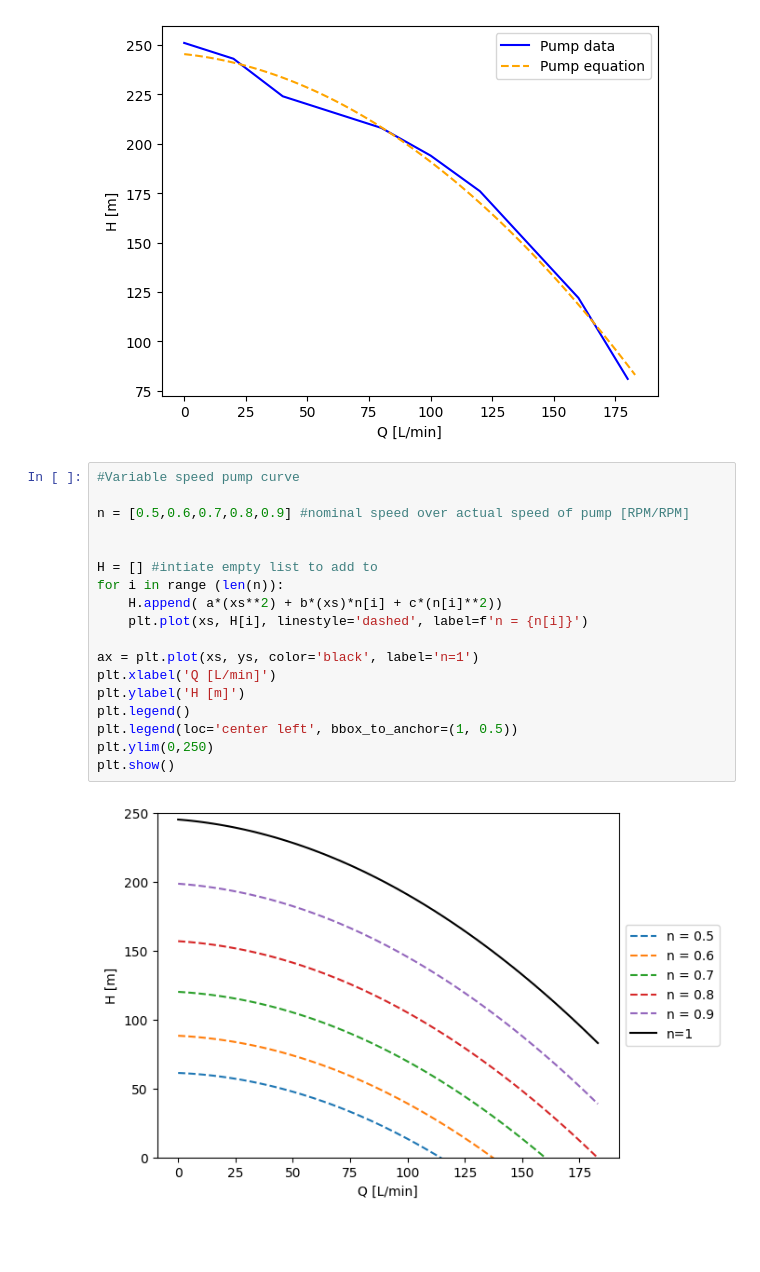
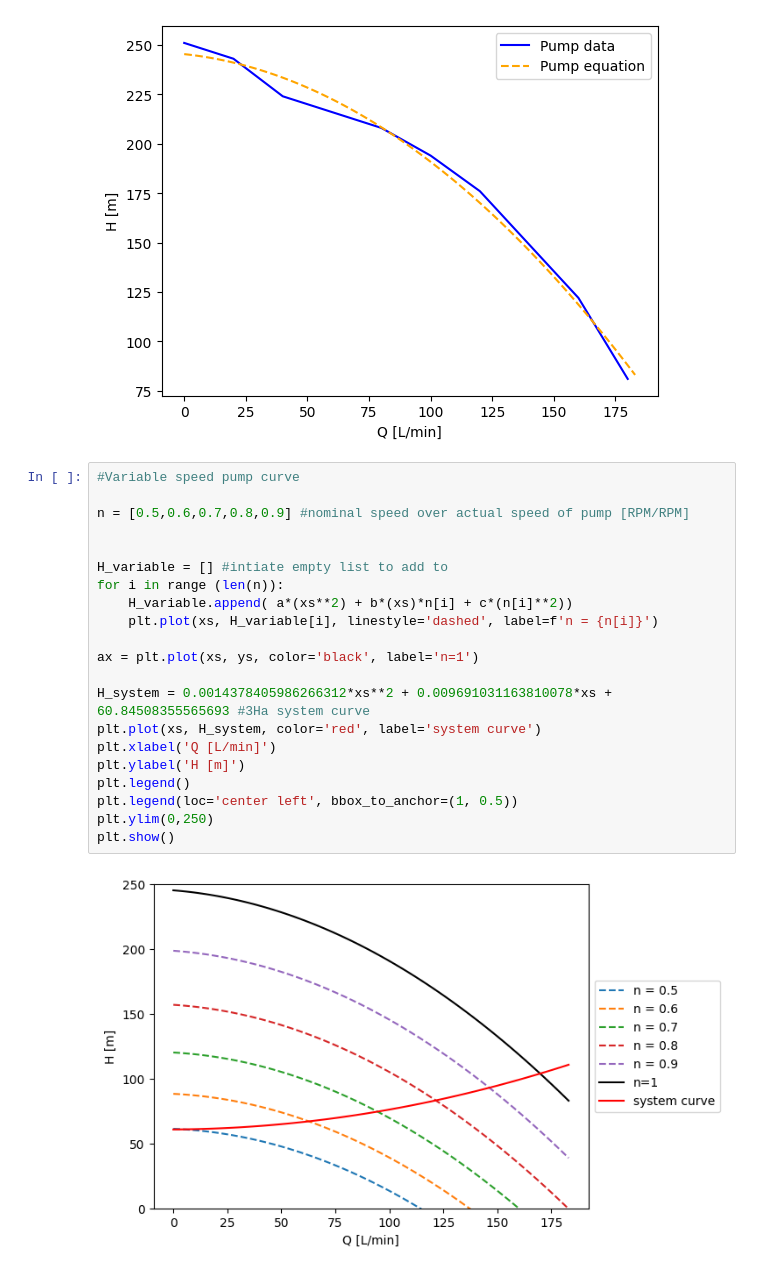
Before and after one commit to mascholten123/Code, a Jupyter notebook: pumpCode/PumpCurve.ipynb, the cells around one changed output. Cells and saved outputs as stored; diff of their text form; blank space fills up the shorter version.

```diff
--- a/pumpCode/PumpCurve.ipynb
+++ b/pumpCode/PumpCurve.ipynb
@@ -40,20 +40,23 @@ the equation of the pump curve is -0.004119318181818178Q^2 + -0.1330681818181824
 # %%
 #Variable speed pump curve
 
 n = [0.5,0.6,0.7,0.8,0.9] #nominal speed over actual speed of pump [RPM/RPM]
 
 
-H = [] #intiate empty list to add to
+H_variable = [] #intiate empty list to add to
 for i in range (len(n)):
-    H.append( a*(xs**2) + b*(xs)*n[i] + c*(n[i]**2))
-    plt.plot(xs, H[i], linestyle='dashed', label=f'n = {n[i]}')
+    H_variable.append( a*(xs**2) + b*(xs)*n[i] + c*(n[i]**2))
+    plt.plot(xs, H_variable[i], linestyle='dashed', label=f'n = {n[i]}')
 
 ax = plt.plot(xs, ys, color='black', label='n=1')
+
+H_system = 0.0014378405986266312*xs**2 + 0.009691031163810078*xs + 60.84508355565693 #3Ha system curve
+plt.plot(xs, H_system, color='red', label='system curve')
 plt.xlabel('Q [L/min]')
 plt.ylabel('H [m]')
 plt.legend()
 plt.legend(loc='center left', bbox_to_anchor=(1, 0.5))
 plt.ylim(0,250)
 plt.show()
 # %% [output]
-[figure, old version]
+[figure, new version]
```
Also changed, not shown: parts of 1 cell of this notebook, 1 other file.
